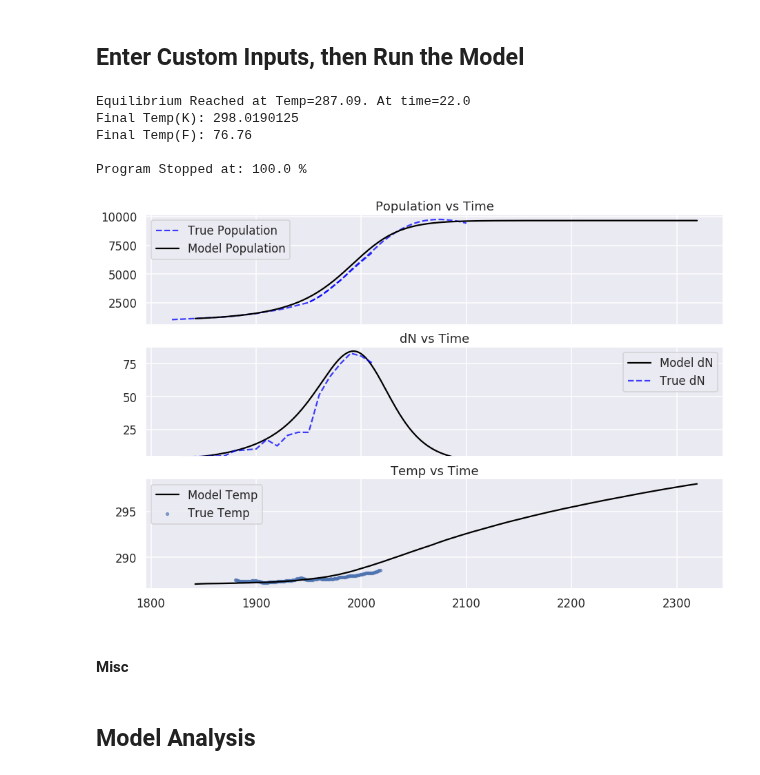
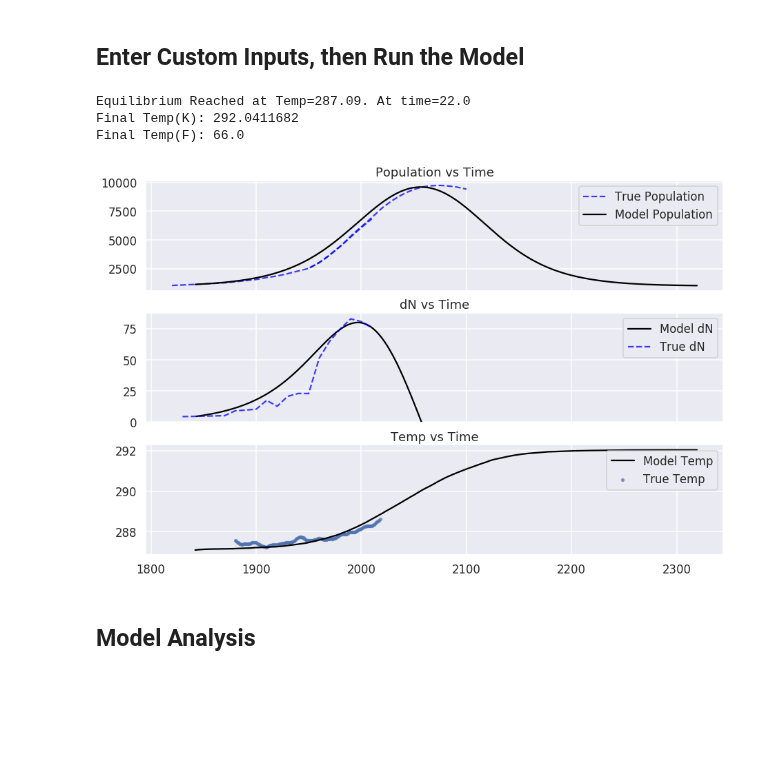
Before and after one commit to ethansav3/coupled_ebm, a Jupyter notebook: model/ebmFinal.ipynb, the cells around one changed output. Saved outputs shown, nothing was run; the diff lists cells and outputs as text; code cells hidden in the pictures; blank space fills up the shorter version.

```diff
--- a/model/ebmFinal.ipynb
+++ b/model/ebmFinal.ipynb
@@ -75,6 +75,7 @@ def growthRates(dfModel,compare):
     plt.legend()
 # %%
 def runModel(nameList, coupled, runTime, plot, save, analyze, driverName):
+    saveName=0
     for j in [284]:#pco2 loops
         newPco2=int(j)#change pco2 (ppm)
         #    newA = .9#change distance (AU)
@@ -100,11 +101,11 @@ def runModel(nameList, coupled, runTime, plot, save, analyze, driverName):
                 inputRunTime = runTime #how long I originally specified
                 outputRunTime = math.ceil( dfModel['time_yrs'].iloc[-1] )#how long it actually ran
                 if ((inputRunTime - outputRunTime) <= 3) and analyze:
-                    popStats = analyzeRun(dfModel,nameList, True)#if True, then Print Dictionary Values
+                    popStats = analyzeRun(dfModel,nameList, False)#if True, then Print Dictionary Values
                     fullMaxPop=popStats["maxPop"]
                     popStats['maxPopPlot']=fullMaxPop+(3/100)*fullMaxPop#maximum population range
-                else:
-                    print("Program Stopped at: " + str((outputRunTime/inputRunTime)*100) + " %" + "\n")
+#                else:
+#                    print("Program Stopped at: " + str((outputRunTime/inputRunTime)*100) + " %" + "\n")
                 inputs=[newA,newPco2,runTime]
                 if equilibrium and plot: plotModelOutput(dfModel,inputs,eqTime,eqTemp,popStats,save,saveName)#plot the output of our model, colored by pco2
                 if save: saveName+=1
@@ -125,48 +126,52 @@ def runModel(nameList, coupled, runTime, plot, save, analyze, driverName):
 # %%
 nameList = makeDefNamelist() #make namelist
 #'rBirthNaked': 0.027855, 'rBirthTech': 0.0, 'rBirthMax': 0.83, 'rDeath': 0.0142857,
-nameList['ebm']['lverbose']=True #controls terminal output, used for debugging
-nameList['ebm']['rco2']=2.00e-4;
+nameList['ebm']['lverbose']=False #controls terminal output, used for debugging
 # nameList['ebm']['En']=.0297;
 nameList['ebm']['rBirthMax']=.85;
-nameList['ebm']['Nmax']=9650;
-nameList['ebm']['rBirth0']=0.02;
-nameList['ebm']['rDeath0']=0.012;
-nameList['ebm']['pBirth'] = 0
-nameList['ebm']['pDeath'] = 0
-nameList['ebm']['En0']=.5
-nameList['ebm']['rTech']=2.5
+# nameList['ebm']['Nmax']=9650;
+# nameList['ebm']['rBirth0']=0.02;
+# nameList['ebm']['rDeath0']=0.012;
+# nameList['ebm']['pBirth'] = 0
+# nameList['ebm']['pDeath'] = 0
+# nameList['ebm']['En0']=1
+# nameList['ebm']['rTech']=4
 #nameList['ebm']['fragility']=10**-2
 #nameList['ebm']['En']=.0014
-nameList['ebm']['fragility']=.001
+# nameList['ebm']['fragility']=3.5*10**-10
 life=False;
 fullArr=[]
 fullArrTr = []
 
 #start = time.time()
 #specify inputs
 runTime=500#change runtime(years)
-plot=False;#controls plotting
 coupled=True
 save=False;#save the file
-saveName=1;#name of file
+
 fullMaxPop=0
 newA=1
 newPco2 = 284
 driverName = "driver.exe"
-analyze = False #whether or not to analyze the population parts of model
+
+nameList['ebm']['Nmax']=7800*5;
+nameList['ebm']['rBirth0']=0.019;
+nameList['ebm']['rDeath0']=0.015;
+nameList['ebm']['En0']=1
+nameList['ebm']['rTech']=7
+nameList['ebm']['fragility']=2.25*10**-10
+nameList['ebm']['rco2']=4.5*10**-5;
+
+plot=False;#make the fancy plots?
+analyze = True #whether or not to analyze the population parts of model
 dfModel = runModel(nameList, coupled, runTime, plot, save, analyze, driverName)
 call("echo End of Python Notebook Reached", shell=True);
 #growthRates(dfModel,True) #true to compare growth rates
 dfTemp = pd.read_csv('anomaly.csv');#data from NASA GISS: https://data.giss.nasa.gov/gistemp/graphs_v4/
 dfPopCo2 = pd.read_csv('world_stats.csv');#data from Frank, Adam, and Woodruff Sullivan.
 compareModelOutput(dfModel,dfTemp,dfPopCo2)#compare the models output to true data
 # %% [output]
 Equilibrium Reached at Temp=287.09. At time=22.0
-Final Temp(K): 298.0190125
-Final Temp(F): 76.76
-
-Program Stopped at: 100.0 %
+Final Temp(K): 292.0411682
+Final Temp(F): 66.0
-[figure, old version]
+[figure, new version]
-# %% [markdown]
-#### Misc
```
Also changed, not shown: parts of 2 cells of this notebook, 2 other files.
